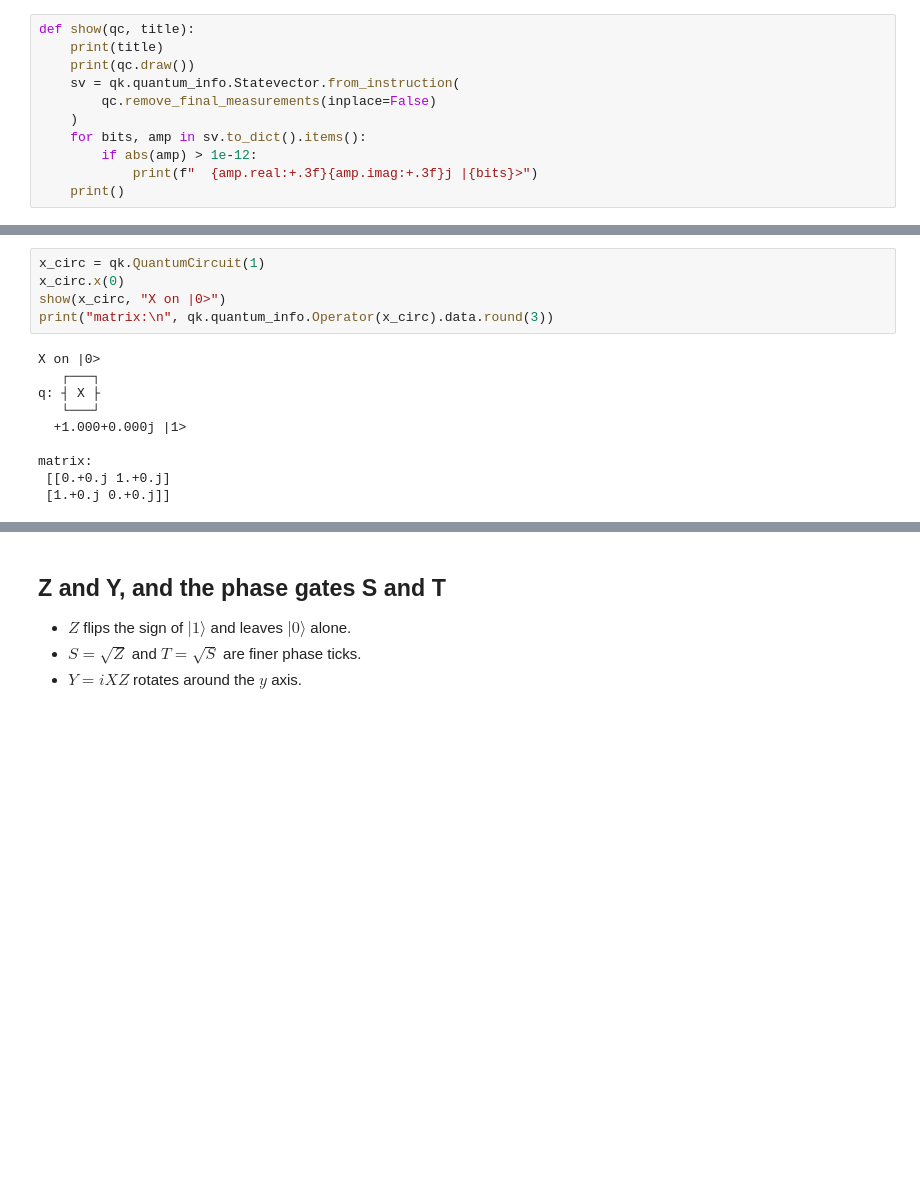
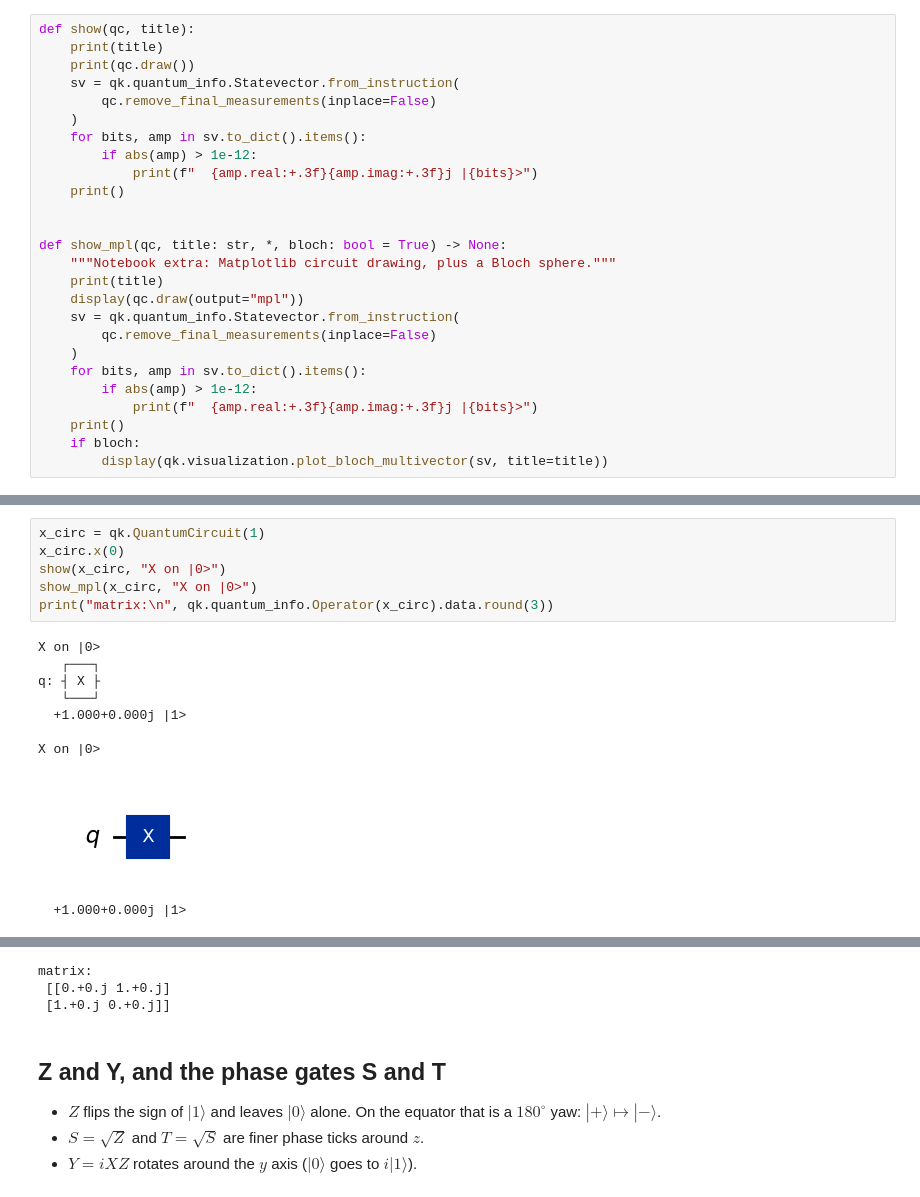
Before and after one commit to qimono-repos/qu, a Jupyter notebook: qiskit/basic/logic-gates/logic_gates.ipynb, the cells around one changed output, grey strips where cells are left out. Drawn from its saved outputs; the diff is of its cells as text; blank space fills up the shorter version.

```diff
--- a/qiskit/basic/logic-gates/logic_gates.ipynb
+++ b/qiskit/basic/logic-gates/logic_gates.ipynb
@@ -22,3 +43,18 @@ def show(qc, title):
         if abs(amp) > 1e-12:
             print(f"  {amp.real:+.3f}{amp.imag:+.3f}j |{bits}>")
     print()
+
+
+def show_mpl(qc, title: str, *, bloch: bool = True) -> None:
+    """Notebook extra: Matplotlib circuit drawing, plus a Bloch sphere."""
+    print(title)
+    display(qc.draw(output="mpl"))
+    sv = qk.quantum_info.Statevector.from_instruction(
+        qc.remove_final_measurements(inplace=False)
+    )
+    for bits, amp in sv.to_dict().items():
+        if abs(amp) > 1e-12:
+            print(f"  {amp.real:+.3f}{amp.imag:+.3f}j |{bits}>")
+    print()
+    if bloch:
+        display(qk.visualization.plot_bloch_multivector(sv, title=title))
@@ -30,15 +196,16 @@ $\sigma_x = \begin{pmatrix} 0 & 1 \\ 1 & 0 \end{pmatrix}$.
 # %%
 x_circ = qk.QuantumCircuit(1)
 x_circ.x(0)
 show(x_circ, "X on |0>")
+show_mpl(x_circ, "X on |0>")
 print("matrix:\n", qk.quantum_info.Operator(x_circ).data.round(3))
 # %% [output]
 X on |0>
    ┌───┐
 q: ┤ X ├
    └───┘
   +1.000+0.000j |1>
 
-matrix:
- [[0.+0.j 1.+0.j]
- [1.+0.j 0.+0.j]]
+X on |0>
+[figure, added]
+  +1.000+0.000j |1>
@@ -45,9 +213,13 @@ matrix:
+matrix:
+ [[0.+0.j 1.+0.j]
+ [1.+0.j 0.+0.j]]
 # %% [markdown]
 ## Z and Y, and the phase gates S and T
 
 - $Z$ flips the sign of $|1\rangle$ and leaves $|0\rangle$ alone.
-- $S = \sqrt{Z}$ and $T = \sqrt{S}$ are finer phase ticks.
-- $Y = iXZ$ rotates around the $y$ axis.
+  On the equator that is a $180^\circ$ yaw: $|+\rangle \mapsto |-\rangle$.
+- $S = \sqrt{Z}$ and $T = \sqrt{S}$ are finer phase ticks around $z$.
+- $Y = iXZ$ rotates around the $y$ axis ($|0\rangle$ goes to $i|1\rangle$).
 # %%
 plus = qk.QuantumCircuit(1)
 plus.h(0)
```
Also changed, not shown: parts of 13 cells of this notebook, 3 other files.
